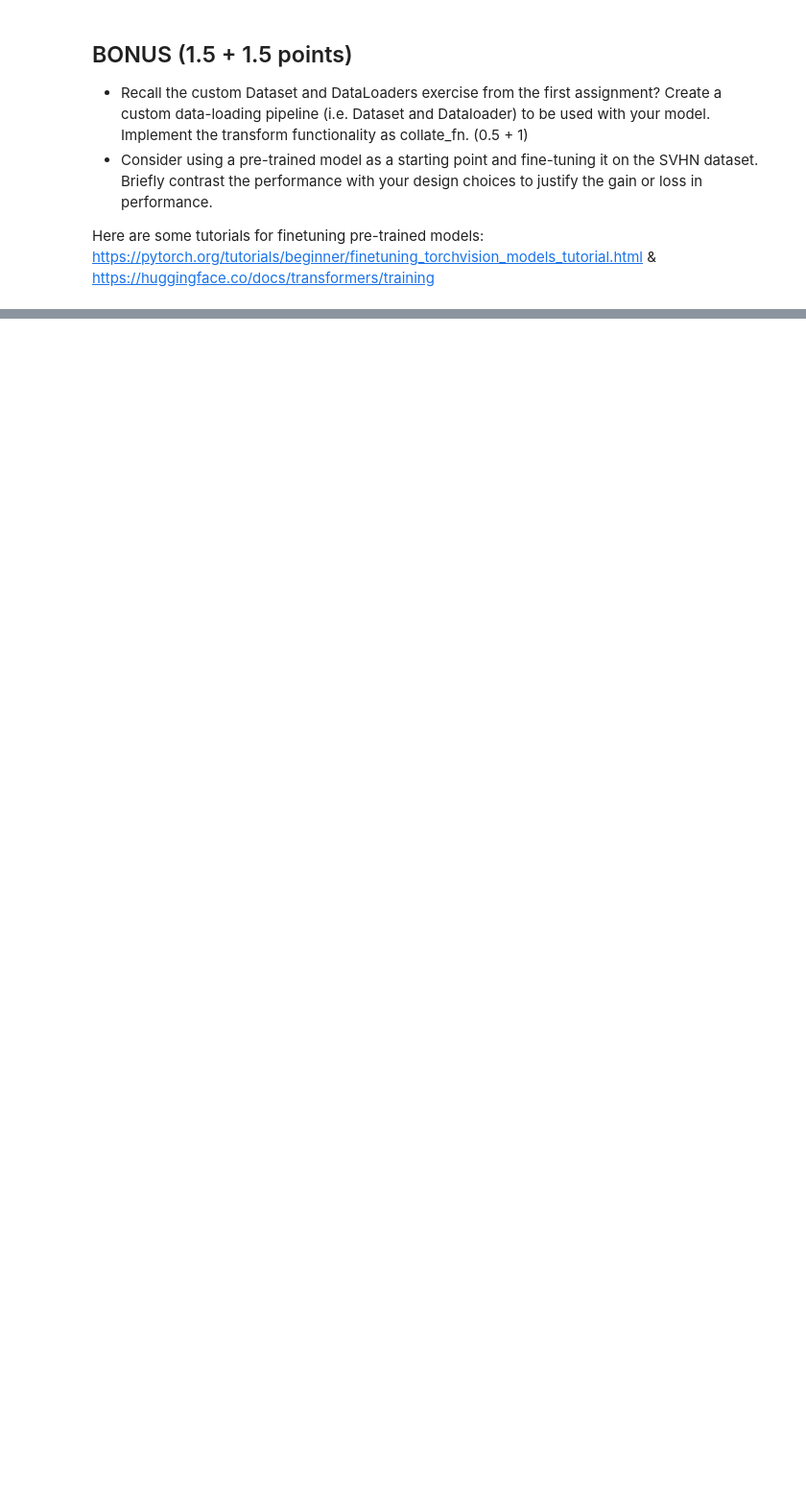
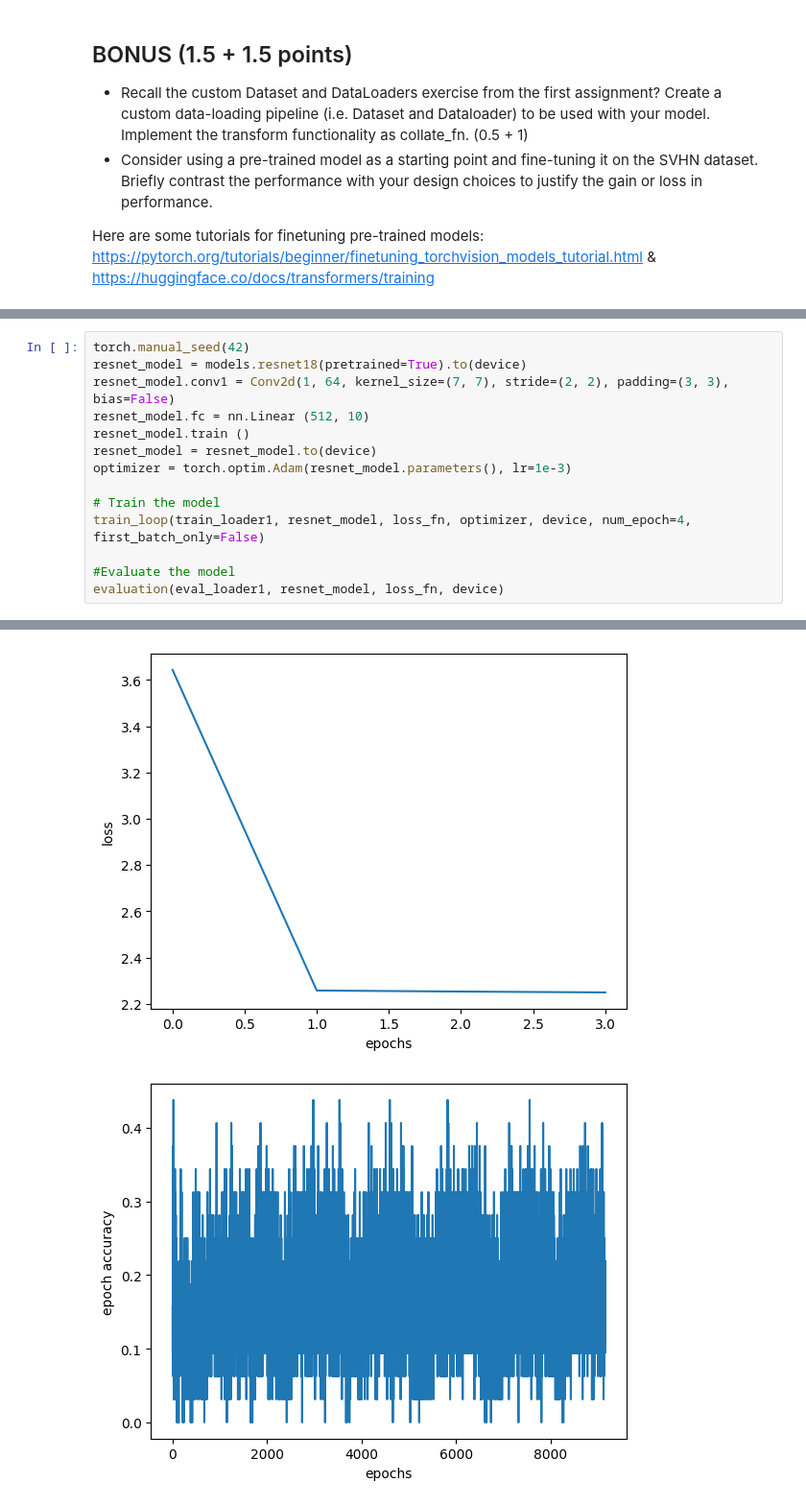
Before and after one commit to igunduz/neural-networks, a Jupyter notebook: assignment-9/NNTI_Exercise_9_2.ipynb, the cells around one changed output, grey strips where cells are left out. Shown at 96% size. Saved outputs shown, nothing was run; the diff lists cells and outputs as text; blank space fills up the shorter version.

```diff
--- a/assignment-9/NNTI_Exercise_9_2.ipynb
+++ b/assignment-9/NNTI_Exercise_9_2.ipynb
@@ -262,0 +326,15 @@ evaluation(test_loader, resnet_model, criterion)
+# %%
+torch.manual_seed(42)
+resnet_model = models.resnet18(pretrained=True).to(device)
+resnet_model.conv1 = Conv2d(1, 64, kernel_size=(7, 7), stride=(2, 2), padding=(3, 3), bias=False)
+resnet_model.fc = nn.Linear (512, 10)
+resnet_model.train ()
+resnet_model = resnet_model.to(device)
+optimizer = torch.optim.Adam(resnet_model.parameters(), lr=1e-3)
+
+# Train the model
+train_loop(train_loader1, resnet_model, loss_fn, optimizer, device, num_epoch=4, first_batch_only=False)
+
+#Evaluate the model
+evaluation(eval_loader1, resnet_model, loss_fn, device)
+# %% [output]
@@ -262,0 +343,2 @@ evaluation(test_loader, resnet_model, criterion)
+[figure, added]
+[figure, added]
```
Also changed, not shown: parts of 17 cells of this notebook, 1 other file.
